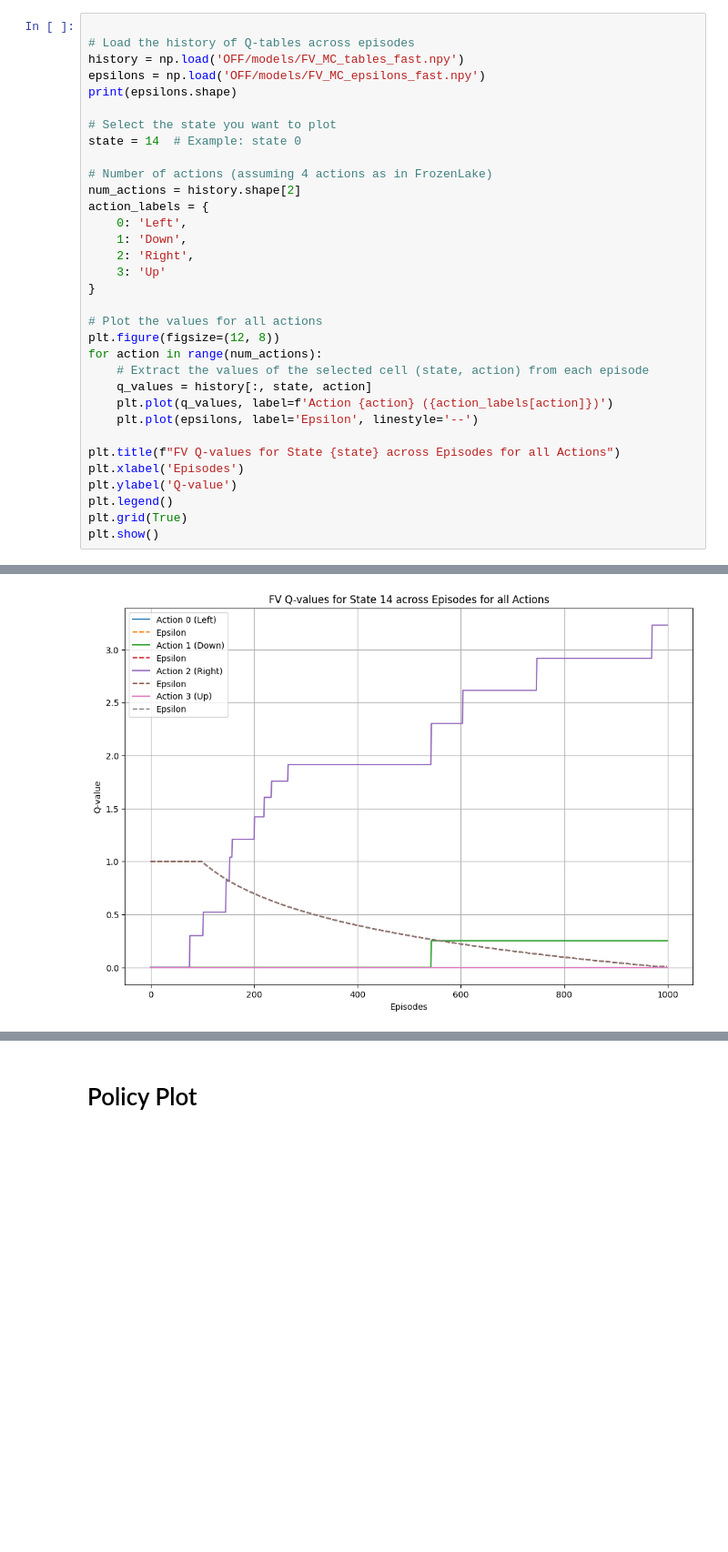
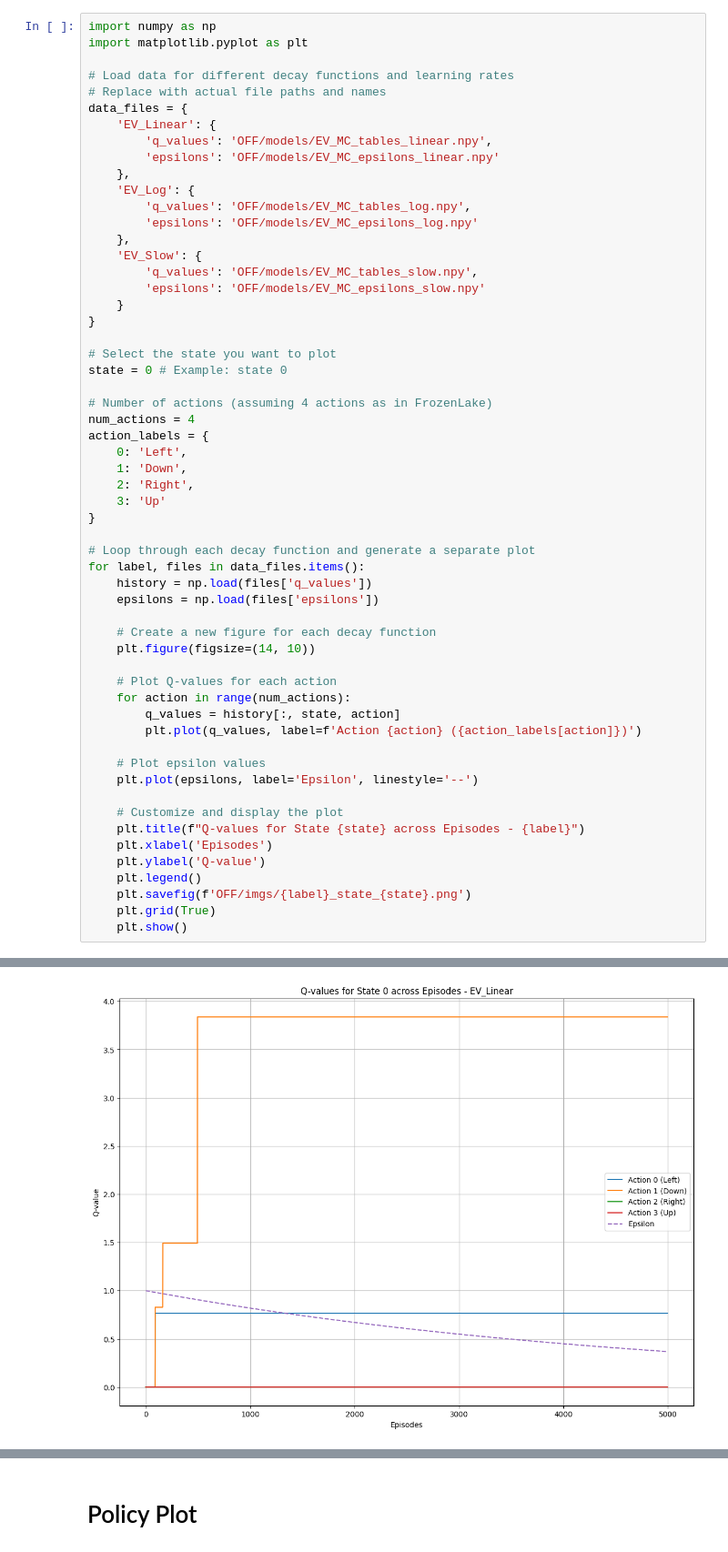
Before and after one commit to caterinabruchi9/SEAI_Project, a Jupyter notebook: Tabular/MC_OFF_TAB2.ipynb, the cells around one changed output, grey strips where cells are left out. Shown at 91% size. Drawn from its saved outputs; the diff is of its cells as text; blank space fills up the shorter version.

Commit message:
Plots with different epsilon decays

```diff
--- a/Tabular/MC_OFF_TAB2.ipynb
+++ b/Tabular/MC_OFF_TAB2.ipynb
@@ -202,15 +232,29 @@ Episode 4999, epsilon 0.3678
 # %%
+import numpy as np
+import matplotlib.pyplot as plt
 
-# Load the history of Q-tables across episodes
-history = np.load('OFF/models/FV_MC_tables_fast.npy')
-epsilons = np.load('OFF/models/FV_MC_epsilons_fast.npy')
-print(epsilons.shape)
+# Load data for different decay functions and learning rates
+# Replace with actual file paths and names
+data_files = {
+    'EV_Linear': {
+        'q_values': 'OFF/models/EV_MC_tables_linear.npy',
+        'epsilons': 'OFF/models/EV_MC_epsilons_linear.npy'
+    },
+    'EV_Log': {
+        'q_values': 'OFF/models/EV_MC_tables_log.npy',
+        'epsilons': 'OFF/models/EV_MC_epsilons_log.npy'
+    },
+    'EV_Slow': {
+        'q_values': 'OFF/models/EV_MC_tables_slow.npy',
+        'epsilons': 'OFF/models/EV_MC_epsilons_slow.npy'
+    }
+}
 
 # Select the state you want to plot
-state = 14  # Example: state 0
+state = 0 # Example: state 0
 
 # Number of actions (assuming 4 actions as in FrozenLake)
-num_actions = history.shape[2]
+num_actions = 4
 action_labels = {
     0: 'Left',
     1: 'Down',
@@ -218,18 +262,28 @@ action_labels = {
     3: 'Up'
 }
 
-# Plot the values for all actions
-plt.figure(figsize=(12, 8))
-for action in range(num_actions):
-    # Extract the values of the selected cell (state, action) from each episode
-    q_values = history[:, state, action]
-    plt.plot(q_values, label=f'Action {action} ({action_labels[action]})')
+# Loop through each decay function and generate a separate plot
+for label, files in data_files.items():
+    history = np.load(files['q_values'])
+    epsilons = np.load(files['epsilons'])
+
+    # Create a new figure for each decay function
+    plt.figure(figsize=(14, 10))
+
+    # Plot Q-values for each action
+    for action in range(num_actions):
+        q_values = history[:, state, action]
+        plt.plot(q_values, label=f'Action {action} ({action_labels[action]})')
+
+    # Plot epsilon values
     plt.plot(epsilons, label='Epsilon', linestyle='--')
 
-plt.title(f"FV Q-values for State {state} across Episodes for all Actions")
-plt.xlabel('Episodes')
-plt.ylabel('Q-value')
-plt.legend()
-plt.grid(True)
-plt.show()
+    # Customize and display the plot
+    plt.title(f"Q-values for State {state} across Episodes - {label}")
+    plt.xlabel('Episodes')
+    plt.ylabel('Q-value')
+    plt.legend()
+    plt.savefig(f'OFF/imgs/{label}_state_{state}.png')
+    plt.grid(True)
+    plt.show()
 # %% [output]
@@ -237 +290 @@ plt.show()
-[figure, old version]
+[figure, new version]
```
Also changed, not shown: parts of 7 cells of this notebook, 21 other files.
